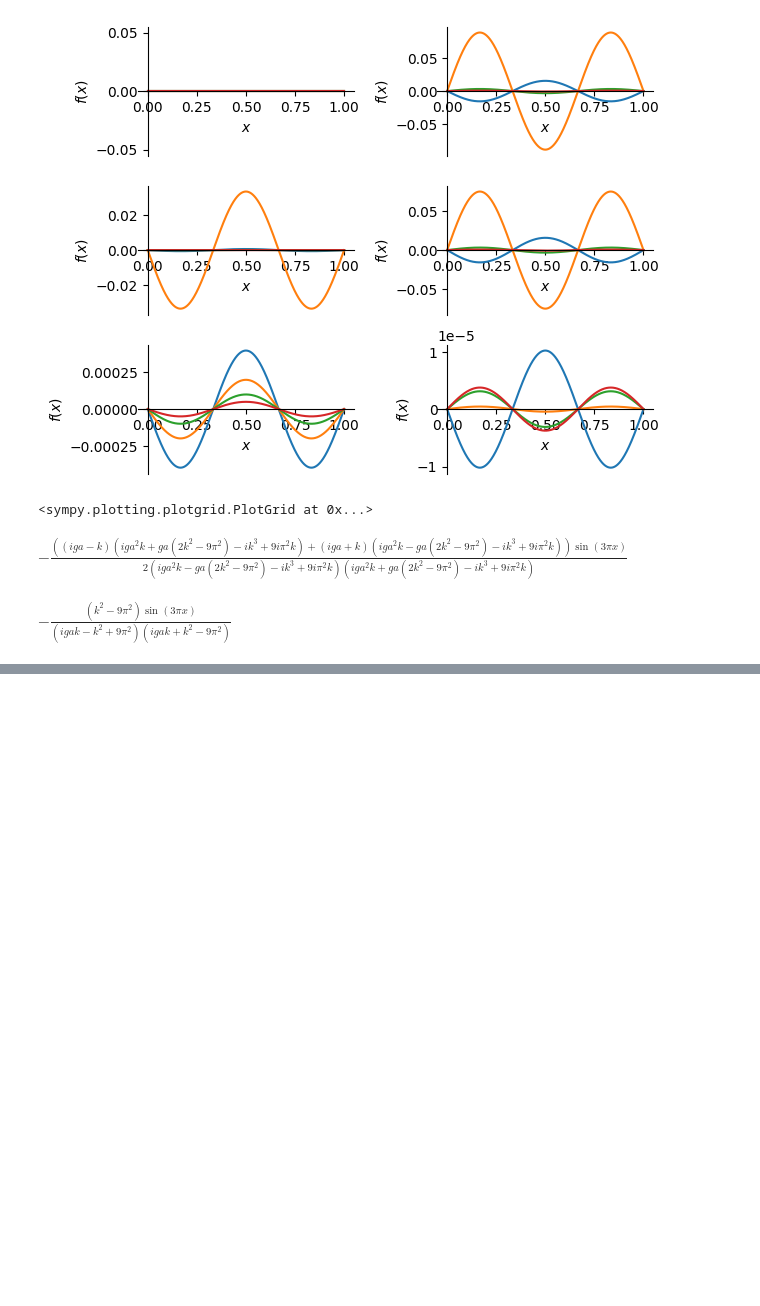
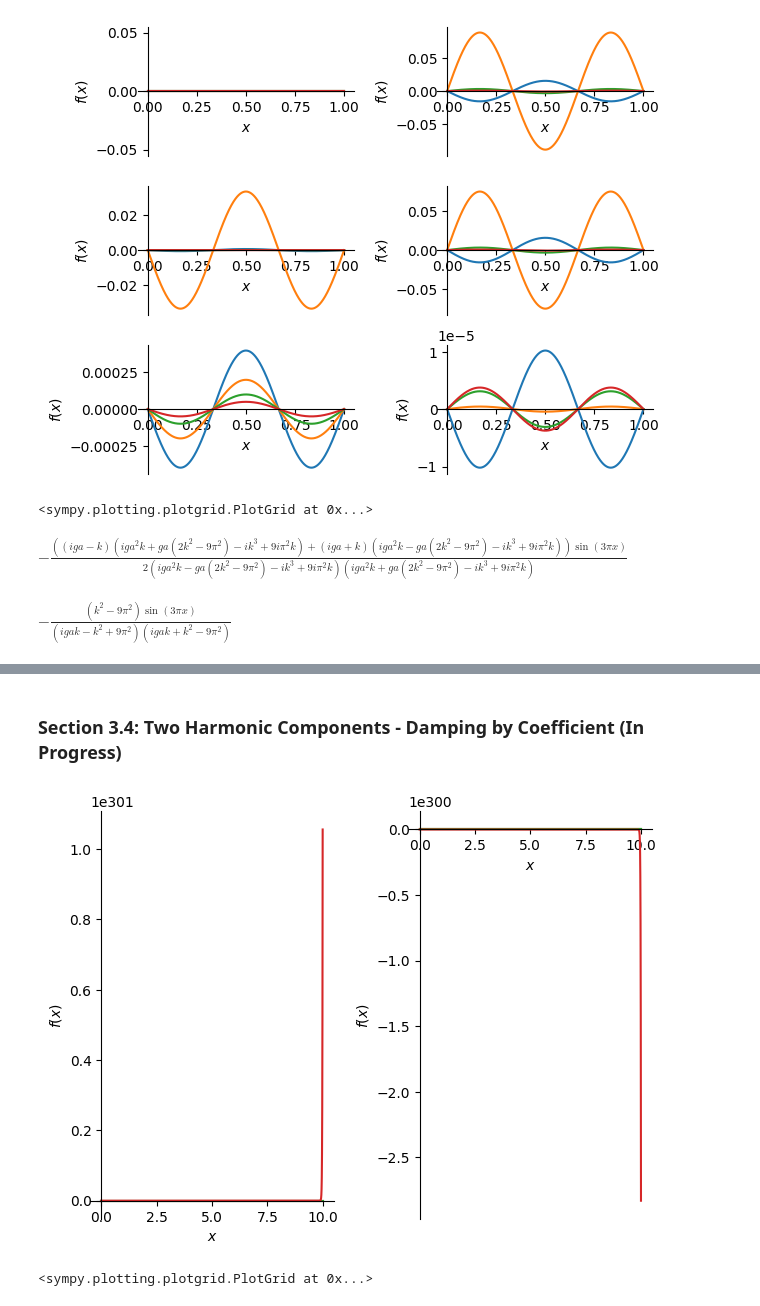
Before and after one commit to ziolai/sediment-transport-rivers, a Jupyter notebook: beginner_symbolic.ipynb, the cells around one changed output, grey strips where cells are left out. Saved outputs shown, nothing was run; the diff lists cells and outputs as text; code cells hidden in the pictures; blank space fills up the shorter version.

```diff
--- a/beginner_symbolic.ipynb
+++ b/beginner_symbolic.ipynb
@@ -286,0 +347,34 @@ $\displaystyle - \frac{\left(k^{2} - 9 \pi^{2}\right) \sin{\left(3 \pi x \right)
+# %% [markdown]
+### Section 3.4: Two Harmonic Components - Damping by Coefficient (In Progress)
+# %%
+from sympy import Function, dsolve, Derivative, Eq, sin, cos, symbols, pi
+from sympy.plotting import plot, PlotGrid
+from sympy.abc import x
+
+A = symbols("A", cls=Function)
+B = symbols("B", cls=Function)
+x = symbols("x")
+k = symbols("k", positive=True)
+ga = symbols("ga", positive=True)
+
+# Solve the ODE ()
+eq1 = Eq(Derivative(A(x), x) - k*B(x)-2*k*A(x),0)
+eq2 = Eq(Derivative(B(x), x) + k*A(x)+2*k*B(x), sin(3*pi*x))
+eqns = (eq1, eq2)
+ics0 = {A(0): 1, B(0): 1}
+
+sol = dsolve(eqns,ics = ics0)
+
+plota1 = plot(show=False)
+plotb1 = plot(show=False)
+
+for ki in sym.Array([5.,10.,20.,40.]):
+    plota11 = plot(sol[0].rhs.subs({k:ki}), (x, 0, 10), show=False)
+    plotb11 = plot(sol[1].rhs.subs({k:ki}), (x, 0, 10), show=False)
+    plota1.append(plota11[0])
+    plotb1.append(plotb11[0])
+
+PlotGrid(1, 2, plota1, plotb1)
+# %% [output]
+[figure, added]
+<sympy.plotting.plotgrid.PlotGrid at 0x...>
```
Also changed, not shown: parts of 12 cells of this notebook.
